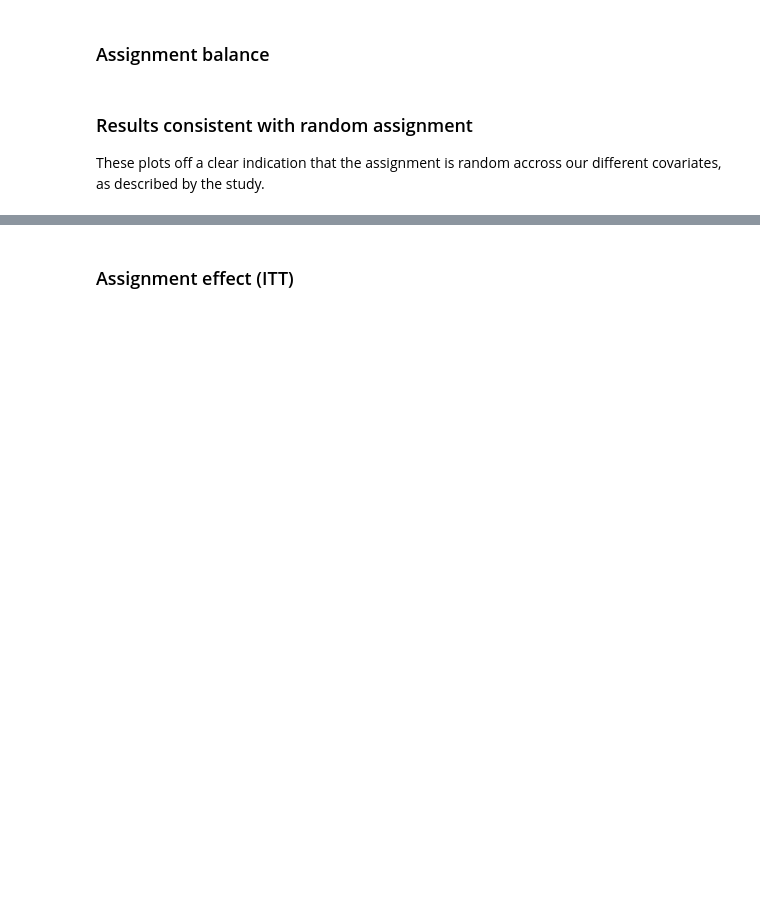
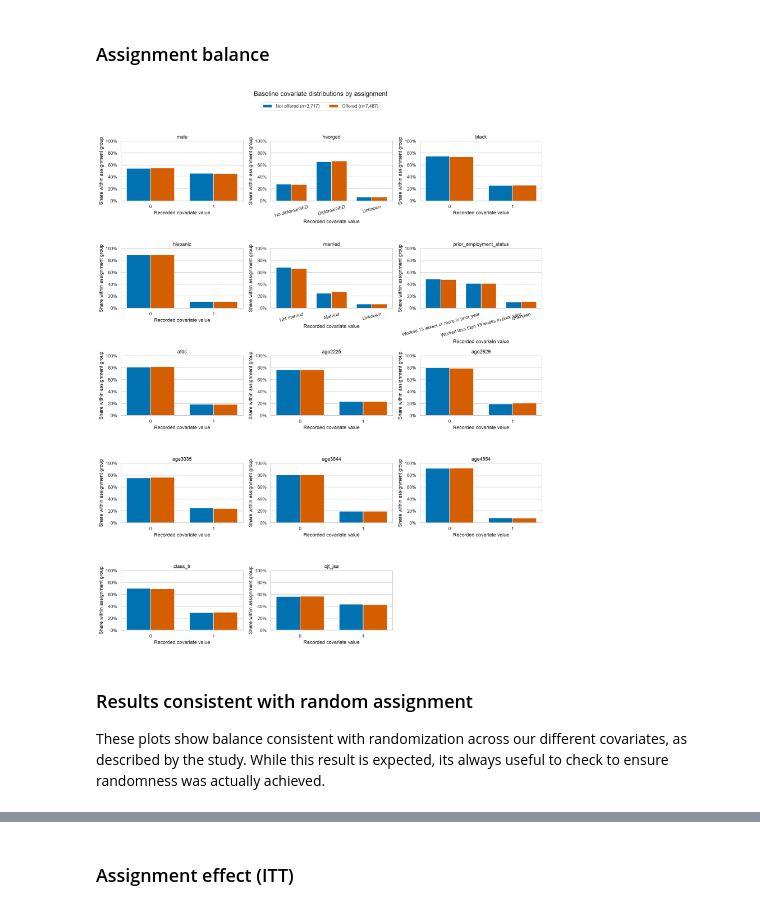
Before and after one commit to drewmathieson4/job-training-causal-inference, a Jupyter notebook: notebooks/01_job_training_capstone.ipynb, the cells around one changed output, grey strips where cells are left out. Cells and saved outputs as stored; diff of their text form; code cells hidden in the pictures; blank space fills up the shorter version.

```diff
--- a/notebooks/01_job_training_capstone.ipynb
+++ b/notebooks/01_job_training_capstone.ipynb
@@ -180,7 +246,7 @@ plt.show()
 # %% [markdown]
 ### Assignment balance
 # %%
-def plot_assignment_balance(data, variables, title):
+def plot_assignment_balance(data, variables, title, filename):
     """Compare distributions within assignment groups, not raw group sizes."""
     counts = data[Z].value_counts().reindex([0, 1], fill_value=0)
     labels = [
@@ -203,41 +269,44 @@ def plot_assignment_balance(data, variables, title):
                 positions + offset, shares[z], width=0.38, color=color, label=labels[z]
             )
         ax.set(
             title=name,
             xlabel="Recorded covariate value",
             ylabel="Share within assignment group",
             ylim=(0, 100),
         )
         ax.set_xticks(
             positions, shares.index.astype(str), rotation=15 if len(shares) > 2 else 0
         )
         ax.yaxis.set_major_formatter(PercentFormatter(xmax=100))
         ax.grid(axis="x", visible=False)
     for ax in axes.flat[len(variables) :]:
         ax.set_visible(False)
     fig.legend(
         *axes.flat[0].get_legend_handles_labels(),
         loc="upper center",
         bbox_to_anchor=(0.5, 1 - 0.32 / fig.get_figheight()),
         ncol=2,
     )
     fig.suptitle(title, y=1 - 0.02 / fig.get_figheight(), fontsize=16)
     fig.tight_layout(rect=(0, 0, 1, 1 - 0.9 / fig.get_figheight()))
+    fig.savefig(FIGURES_DIR / filename, bbox_inches="tight")
     plt.show()
 
 
-review_timing = ["class_tr", "ojt_jsa", "f2sms"]
+# Service-strategy recommendations and AFDC are recorded at intake, so they are
+# baseline covariates. Only the survey-source flag is determined after assignment.
+survey_source = ["f2sms"]
 plot_assignment_balance(
     df,
-    [x for x in analysis_covariates if x not in review_timing],
+    [x for x in analysis_covariates if x not in survey_source],
     "Baseline covariate distributions by assignment",
+    "balance_baseline.png",
 )
-plot_assignment_balance(
-    df, review_timing, "Additional variables: review causal role before adjustment"
-)
+# %% [output]
+[figure, added]
 # %% [markdown]
 ### Results consistent with random assignment
-These plots off a clear indication that the assignment is random accross our different covariates, as described by the study.
+These plots show balance consistent with randomization across our different covariates, as described by the study. While this result is expected, its always useful to check to ensure randomness was actually achieved.
 # %% [markdown]
 ## 4. DAG and proposed controls
 
```
Also changed, not shown: parts of 36 cells of this notebook, 2 other files.
